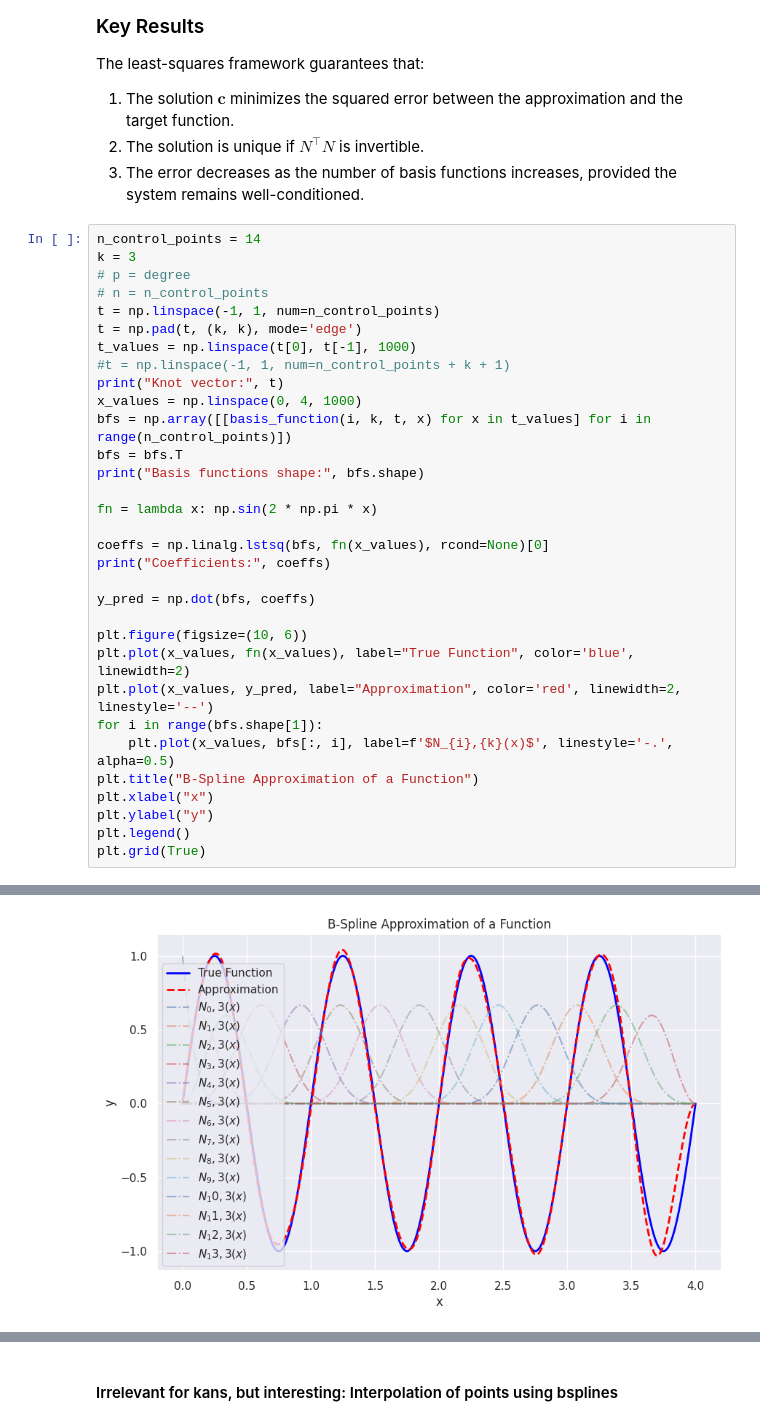
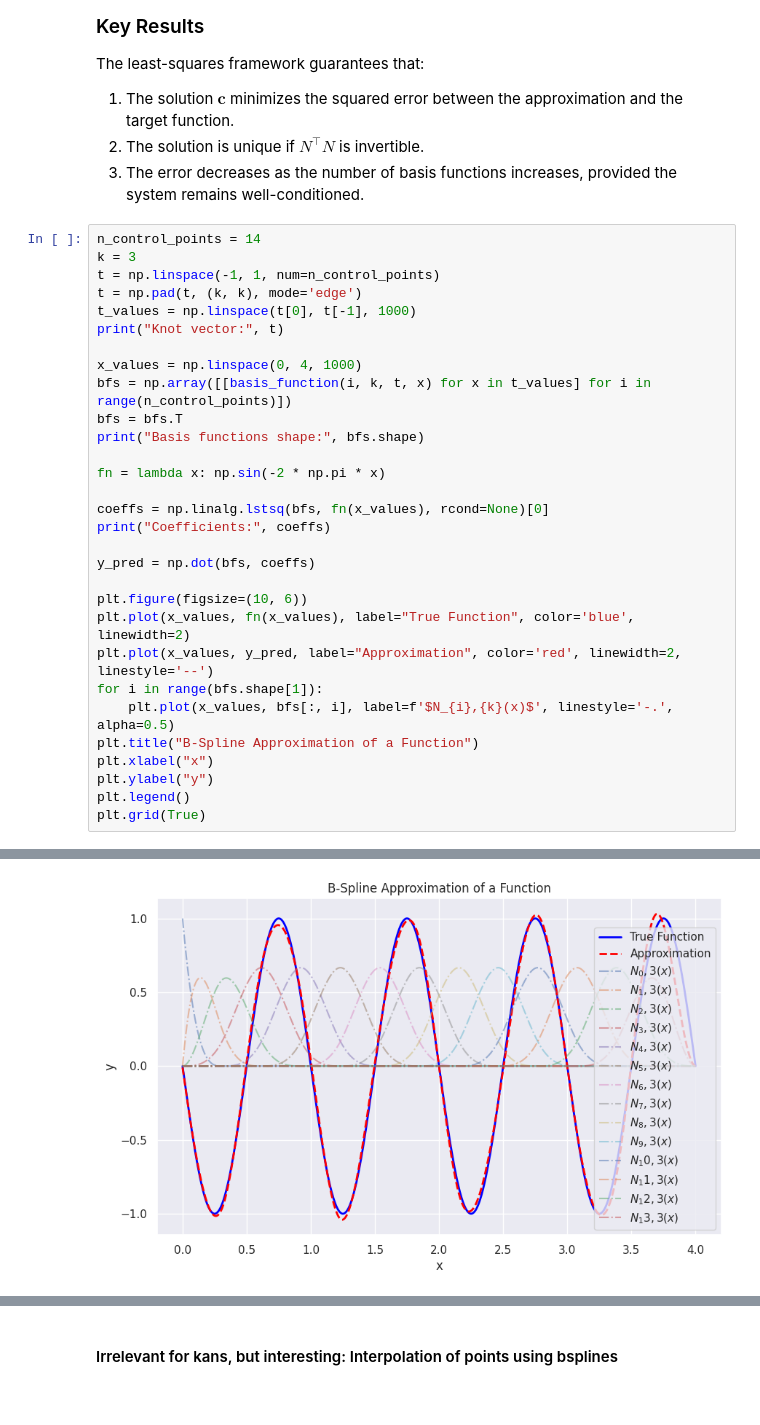
Before and after one commit to spagnoloG/kan, a Jupyter notebook: code/notebooks/02-bsplines.ipynb, the cells around one changed output, grey strips where cells are left out. Saved outputs shown, nothing was run; the diff lists cells and outputs as text.

```diff
--- a/code/notebooks/02-bsplines.ipynb
+++ b/code/notebooks/02-bsplines.ipynb
@@ -469,19 +468,17 @@ The least-squares framework guarantees that:
 # %%
 n_control_points = 14
 k = 3
-# p = degree
-# n = n_control_points
 t = np.linspace(-1, 1, num=n_control_points)
 t = np.pad(t, (k, k), mode='edge')
 t_values = np.linspace(t[0], t[-1], 1000)
-#t = np.linspace(-1, 1, num=n_control_points + k + 1)
 print("Knot vector:", t)
+
 x_values = np.linspace(0, 4, 1000)
 bfs = np.array([[basis_function(i, k, t, x) for x in t_values] for i in range(n_control_points)])
 bfs = bfs.T
 print("Basis functions shape:", bfs.shape)
 
-fn = lambda x: np.sin(2 * np.pi * x)
+fn = lambda x: np.sin(-2 * np.pi * x)
 
 coeffs = np.linalg.lstsq(bfs, fn(x_values), rcond=None)[0]
 print("Coefficients:", coeffs)
@@ -510 +507 @@ Coefficients: [ 0.00997614  0.64675772  1.72782097 -1.23532118 -0.89543526  1.89
-[figure, old version]
+[figure, new version]
```
Also changed, not shown: parts of 6 cells of this notebook.
